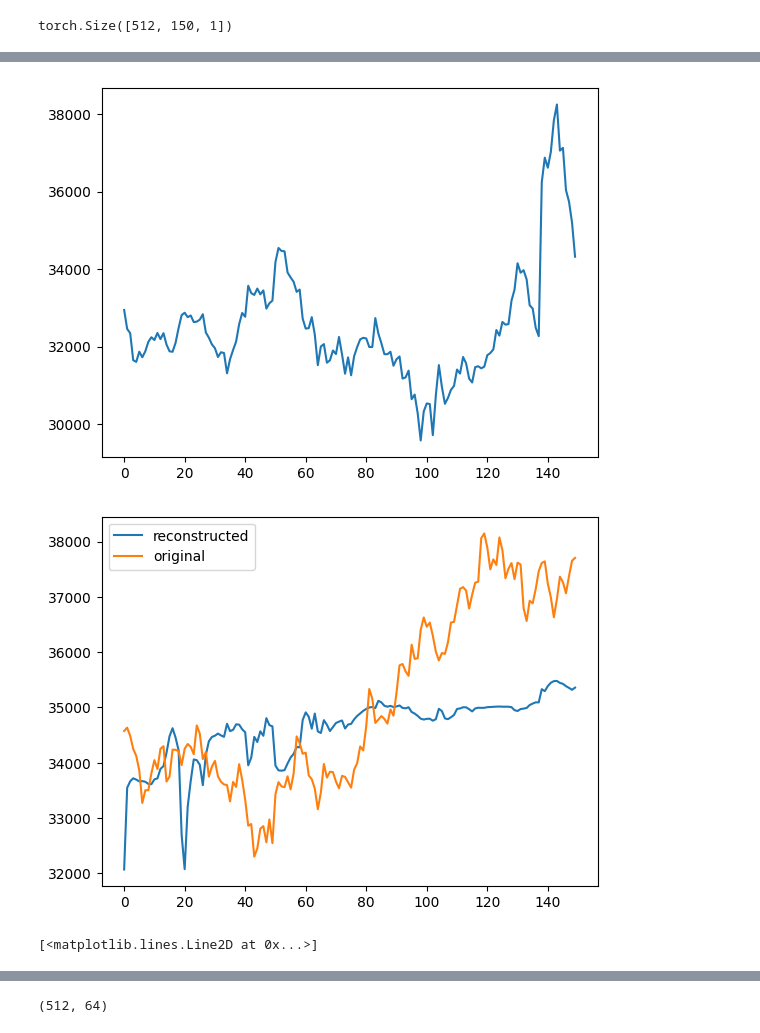
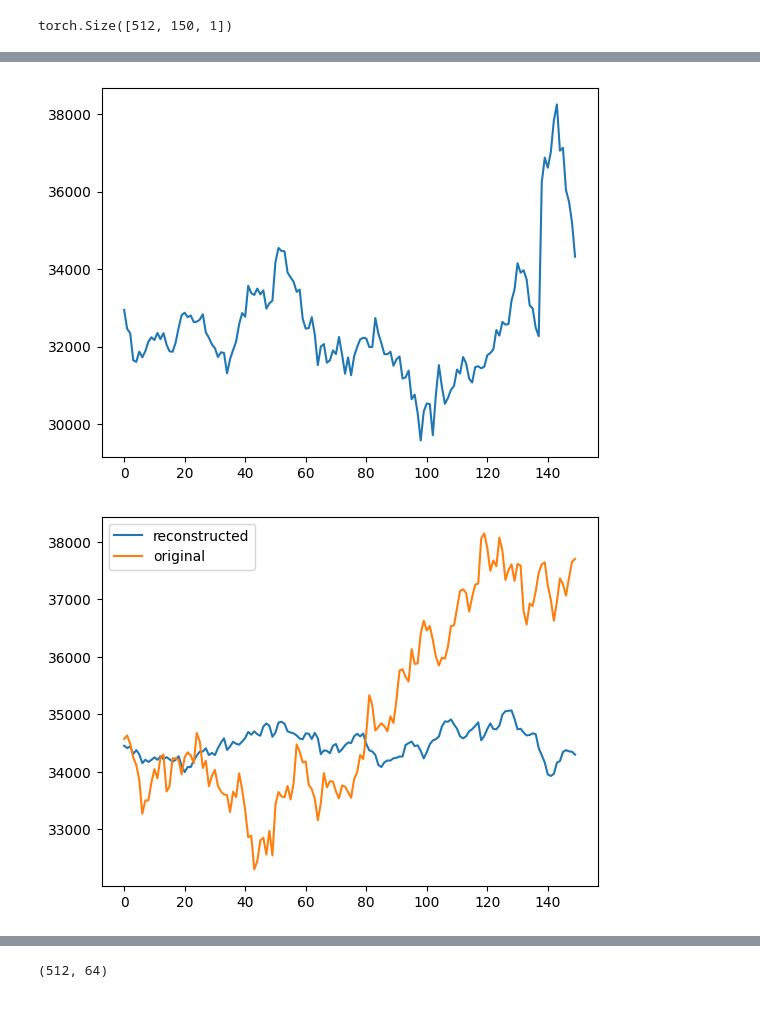
Before and after one commit to ajaye2/TS-FM, a Jupyter notebook: dev.ipynb, the cells around one changed output, grey strips where cells are left out. Saved outputs shown, nothing was run; the diff lists cells and outputs as text; code cells hidden in the pictures.

```diff
--- a/dev.ipynb
+++ b/dev.ipynb
@@ -121,6 +173,8 @@ uni_labels                   = np.concatenate((uni_labels_eth, uni_labels_btc, u
 print(uni_data.shape, uni_labels.shape)
 # %% [output]
 (56762, 150, 1) (56762, 150, 1)
+# %%
+uni_data, uni_labels = generate_univariate_data_labels(univariate_array)
 # %%
 
 
@@ -219,14 +273,16 @@ torch.Size([512, 159, 1])
 # %%
-from src.Time_Series_Library.models import Informer, Nonstationary_Transformer, ETSformer
+from src.Time_Series_Library.models import Informer, Nonstationary_Transformer, ETSformer, DLinear
 model_config = ModelConfig( task_name='imputation', enc_in=inputs.shape[-1],  c_out=inputs.shape[-1],
                  d_model=32, n_heads=4, e_layers=3,  d_layers=3,  d_ff=64,
                  dropout=0.1, activation='relu',  factor=5, freq='h',
                  embed='fixed', output_attention=False, distil=True,
-                 pred_len=24, label_len=24, num_class=1,
+                 pred_len=max_seq_len, label_len=24, num_class=1,
                  seq_len=max_seq_len,
                  top_k=1, use_temporal_embed=False,
                  p_hidden_dims=[10],
-                 p_hidden_layers=1
+                 p_hidden_layers=1,
+                 moving_avg=28,
+                 individual=False
                  )
 
 # informer    = Informer(model_config)
@@ -282,7 +350,7 @@ device = 'cuda'
 # masked_ae  = TransformerEncoderProjectionLayer(input_dims[1], hidden_dims, output_dims, device=device, n_heads=1,
 #                     num_layers=1, max_len=max_seq_len, use_revin=use_revin, loss_type='mae', pos_encoding='learnable', dropout=0.1, norm='LayerNorm')
 
-masked_ae = ETSformerAutoencoderProjection(model_config, device=device, use_revin=use_revin, loss_type='mae',)
+masked_ae = TransformerAutoencoderProjection(model_config, type_model="dlinear", device=device, use_revin=use_revin, loss_type='mse',)
 
 
 # Print the model summary
@@ -290,14 +358,14 @@ input_shape     = (128,) + input_dims
 padding_shape = (128, max_seq_len)
 input_shapes = (input_shape)    #(input_shape, padding_shape)
 input_dtypes = [torch.float32] #[torch.float32, torch.bool]
-print( summary(masked_ae, input_shapes, dtypes=input_dtypes))
+# print( summary(masked_ae, input_shapes, dtypes=input_dtypes))
 # print( summary(masked_ae, (input_shape, ), dtypes=[torch.float32, ]))
 
 # summary(tfc, ((64, 50, 104), (64, 50, 104), (64, 50)), dtypes=[torch.float32, torch.float32, torch.bool])
 
 # Train the model
 losses = masked_ae.warmup(dataset=datasets['univariate'], max_len=max_seq_len, n_epochs=30,
-                          batch_size=512, learning_rate=1e-2, log=True,
+                          batch_size=512, learning_rate=1e-3, log=True,
                           data_set_type=type( datasets['univariate'] ), collate_fn='unsuperv',
                           scheduler_step_size= 75, scheduler_gamma=0.1, verbose=True
                           )
@@ -311,29 +384,29 @@ plt.plot(losses)
 # %%
 temp_input      = torch.from_numpy( uni_data_btc[:100] ).to(torch.float32) #data_dict['univariate']['data'][50000:51000]    #uni_data inputs
 temp_labels     = torch.from_numpy( uni_labels_btc[:100] ).to(torch.float32) #data_dict['univariate']['labels'][50000:51000]  #uni_data labels
-reconstructed_input = masked_ae(temp_input.to(device), padding_masks.to(device), training=False)
+reconstructed_input = masked_ae(x=temp_input.to(device), mask=padding_masks.to(device))
 # uni_data_eth, uni_labels_eth
 # uni_data_btc, uni_labels_btc
 # uni_data_xmr, uni_labels_xmr
 
 channel  = 1
 instance = 8
 
 for channel in range(0, 1):
     plt.figure()
     plt.plot(temp_input[instance][:,channel].detach().numpy())
     plt.show()
     plt.plot(reconstructed_input[instance][:,channel].detach().cpu().numpy(), label='reconstructed')
     plt.plot(temp_labels[instance][:,channel].detach().cpu().numpy(), label='original')
     plt.legend()
 
 
     plt.show()
 
 
-embeddings = masked_ae.encode(temp_input.to(device), type_of_pooling='last')
-plt.plot( embeddings[:,1].detach().cpu().numpy() )
+# embeddings = masked_ae.encode(temp_input.to(device), type_of_pooling='last')
+# plt.plot( embeddings[:,1].detach().cpu().numpy() )
+# embeddings.detach().cpu().numpy().shape
 # %% [output]
 [figure]
-[figure, old version]
+[figure, new version]
-[<matplotlib.lines.Line2D at 0x...>]
```
Also changed, not shown: parts of 18 cells of this notebook, 8 other files.
